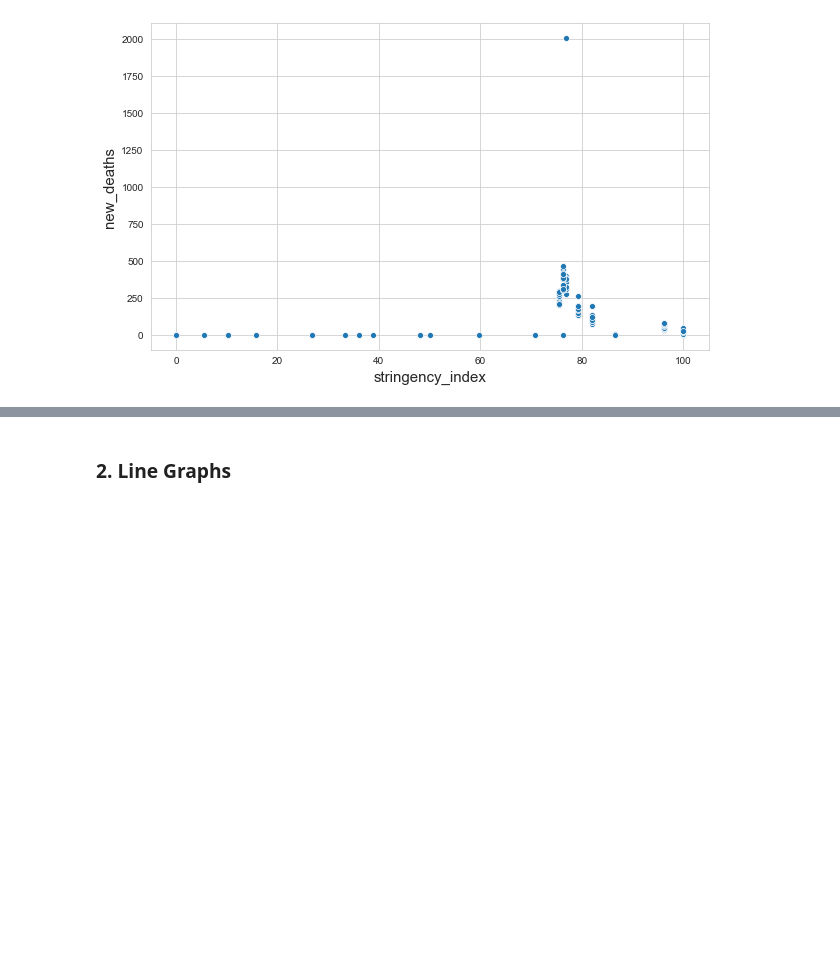
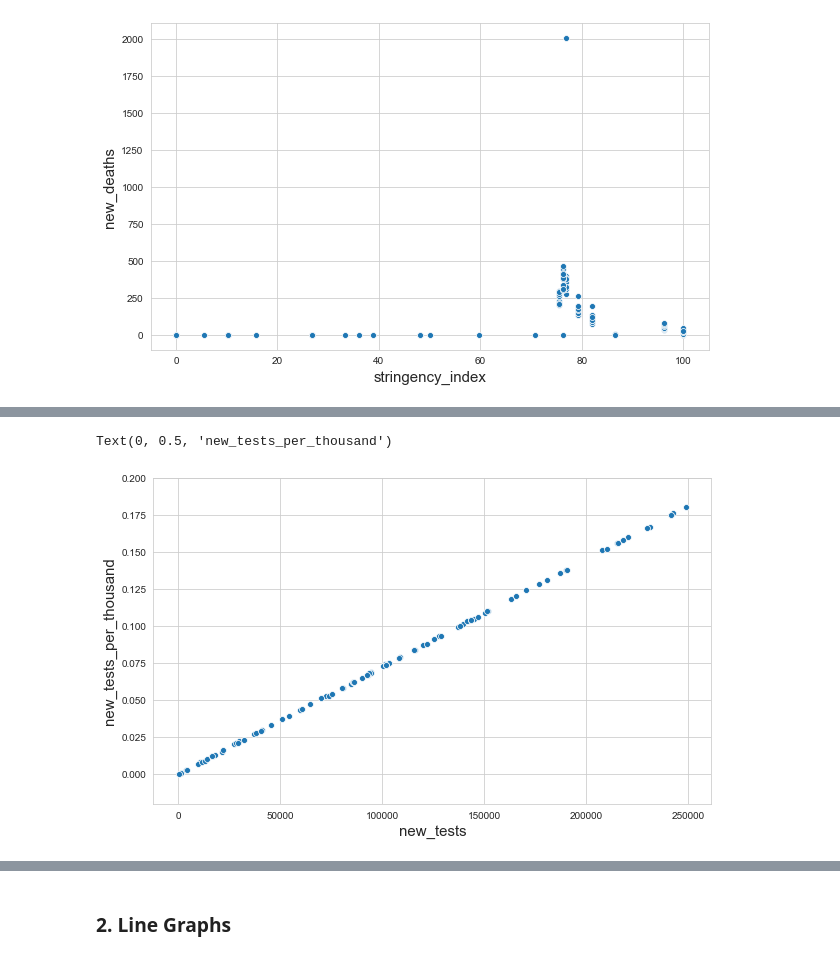
Before and after one commit to divyanshutewari17/Covid-19-Analysis, a Jupyter notebook: Covid-19 Cases Prediction and Analysis for India/covid_Prediction.ipynb, the cells around one changed output, grey strips where cells are left out. Drawn from its saved outputs; the diff is of its cells as text; code cells hidden in the pictures; blank space fills up the shorter version.

```diff
--- a/Covid-19 Cases Prediction and Analysis for India/covid_Prediction.ipynb
+++ b/Covid-19 Cases Prediction and Analysis for India/covid_Prediction.ipynb
@@ -549,0 +575,8 @@ Text(0, 0.5, 'new_deaths')
+# %%
+plt.figure(figsize=(10,6))
+sns.scatterplot(x='new_tests',y='new_tests_per_thousand', data=df)
+plt.xlabel('new_tests', fontsize=15)
+plt.ylabel('new_tests_per_thousand', fontsize=15)
+# %% [output]
+Text(0, 0.5, 'new_tests_per_thousand')
+[figure, added]
```
Also changed, not shown: parts of 11 cells of this notebook, 1 other file.
